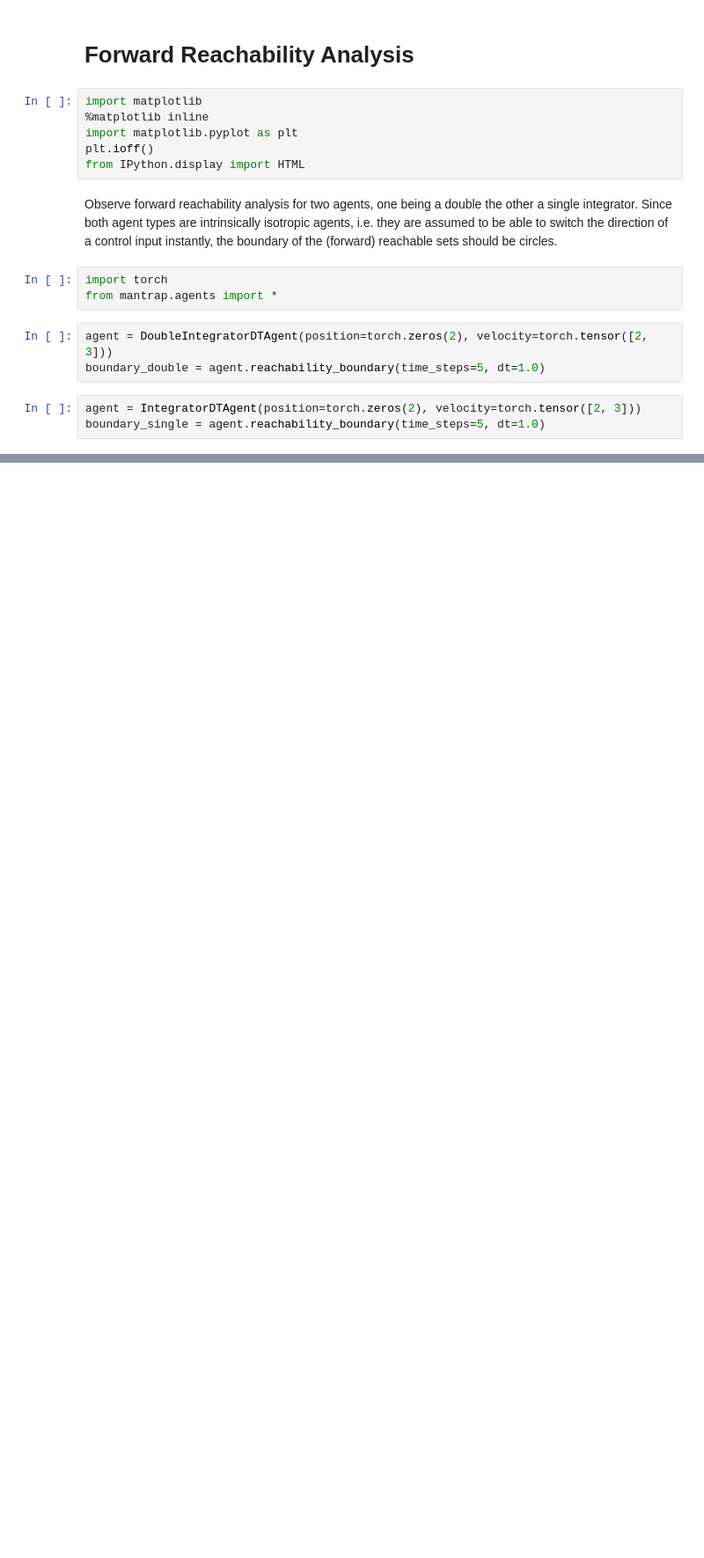
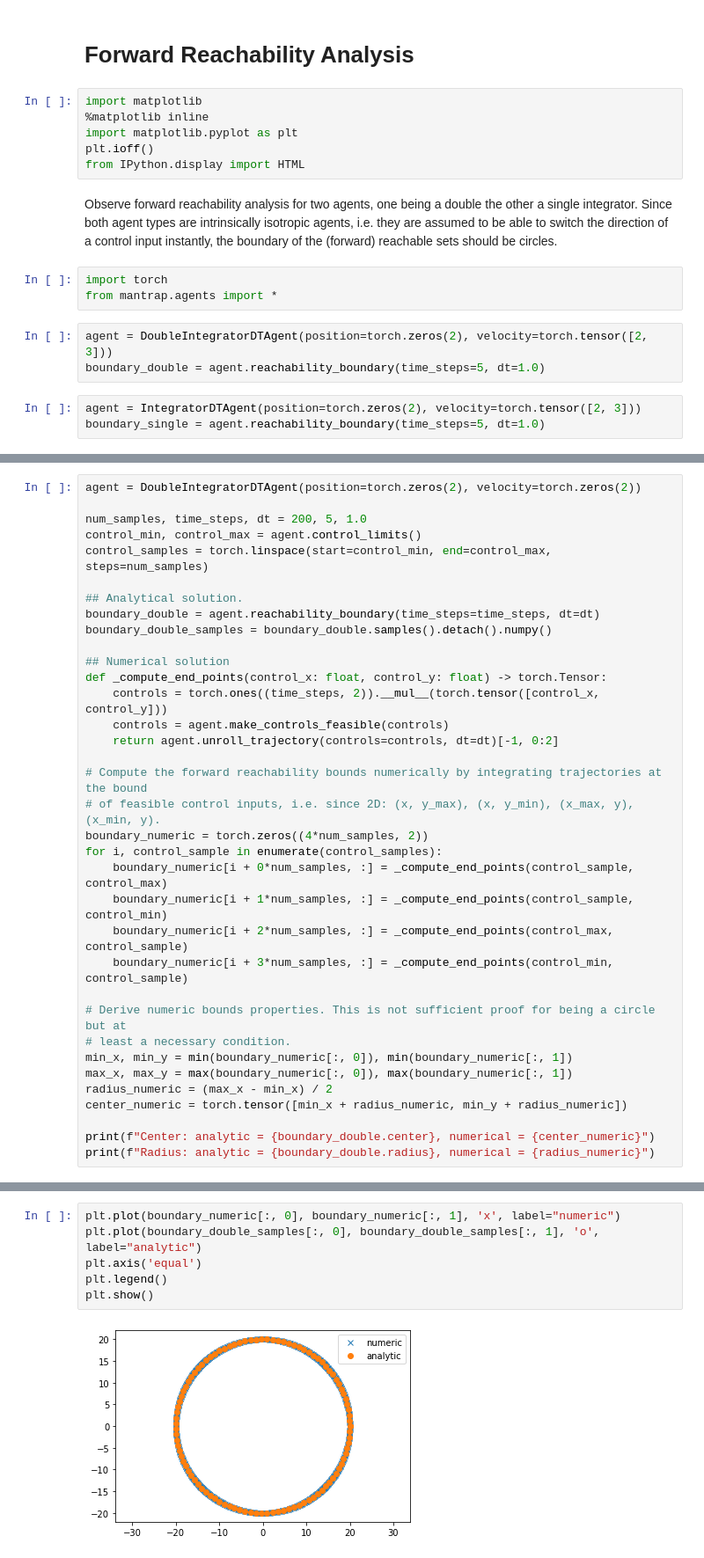
Before and after one commit to simon-schaefer/mantrap, a Jupyter notebook: examples/tools/reachability.ipynb, the cells around one changed output, grey strips where cells are left out. Shown at 88% size. Saved outputs shown, nothing was run; the diff lists cells and outputs as text; blank space fills up the shorter version.

```diff
--- a/examples/tools/reachability.ipynb
+++ b/examples/tools/reachability.ipynb
@@ -30,0 +33,35 @@ plt.show()
+# %%
+agent = DoubleIntegratorDTAgent(position=torch.zeros(2), velocity=torch.zeros(2))
+
+num_samples, time_steps, dt = 200, 5, 1.0
+control_min, control_max = agent.control_limits()
+control_samples = torch.linspace(start=control_min, end=control_max, steps=num_samples)
+
+## Analytical solution.
+boundary_double = agent.reachability_boundary(time_steps=time_steps, dt=dt)
+boundary_double_samples = boundary_double.samples().detach().numpy()
+
+## Numerical solution
+def _compute_end_points(control_x: float, control_y: float) -> torch.Tensor:
+    controls = torch.ones((time_steps, 2)).__mul__(torch.tensor([control_x, control_y]))
+    controls = agent.make_controls_feasible(controls)
+    return agent.unroll_trajectory(controls=controls, dt=dt)[-1, 0:2]
+
+# Compute the forward reachability bounds numerically by integrating trajectories at the bound
+# of feasible control inputs, i.e. since 2D: (x, y_max), (x, y_min), (x_max, y), (x_min, y).
+boundary_numeric = torch.zeros((4*num_samples, 2))
+for i, control_sample in enumerate(control_samples):
+    boundary_numeric[i + 0*num_samples, :] = _compute_end_points(control_sample, control_max)
+    boundary_numeric[i + 1*num_samples, :] = _compute_end_points(control_sample, control_min)
+    boundary_numeric[i + 2*num_samples, :] = _compute_end_points(control_max, control_sample)
+    boundary_numeric[i + 3*num_samples, :] = _compute_end_points(control_min, control_sample)
+
+# Derive numeric bounds properties. This is not sufficient proof for being a circle but at
+# least a necessary condition.
+min_x, min_y = min(boundary_numeric[:, 0]), min(boundary_numeric[:, 1])
+max_x, max_y = max(boundary_numeric[:, 0]), max(boundary_numeric[:, 1])
+radius_numeric = (max_x - min_x) / 2
+center_numeric = torch.tensor([min_x + radius_numeric, min_y + radius_numeric])
+
+print(f"Center: analytic = {boundary_double.center}, numerical = {center_numeric}")
+print(f"Radius: analytic = {boundary_double.radius}, numerical = {radius_numeric}")
@@ -30,0 +71,8 @@ plt.show()
+# %%
+plt.plot(boundary_numeric[:, 0], boundary_numeric[:, 1], 'x', label="numeric")
+plt.plot(boundary_double_samples[:, 0], boundary_double_samples[:, 1], 'o', label="analytic")
+plt.axis('equal')
+plt.legend()
+plt.show()
+# %% [output]
+[figure, added]
```
Also changed, not shown: parts of 3 cells of this notebook, 9 other files.
